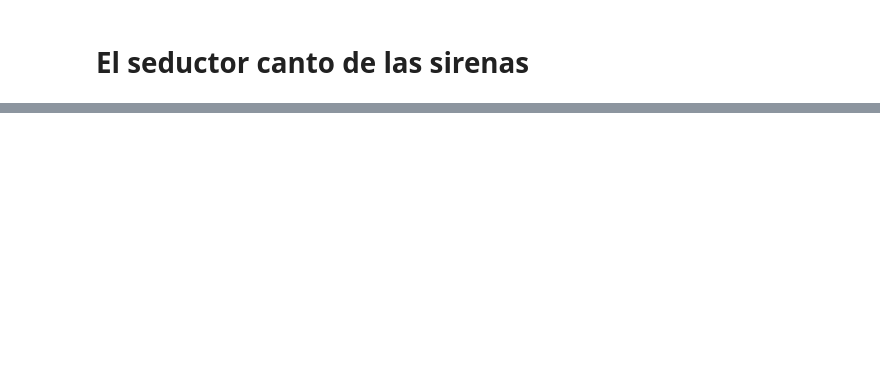
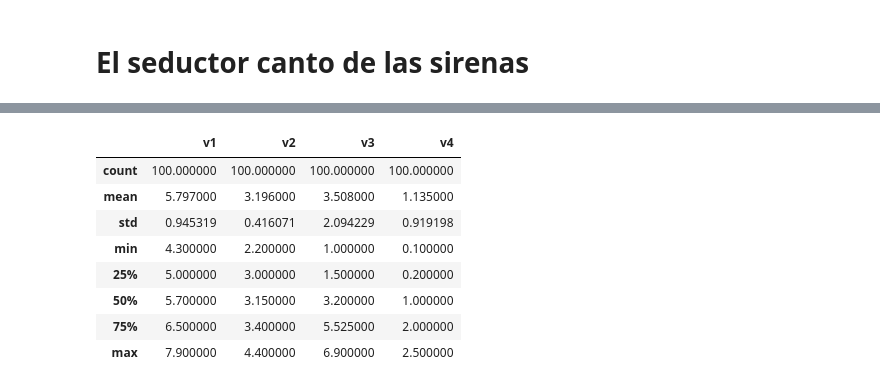
Before and after one commit to yoselalberto/truehome_prueba_tecnica, a Jupyter notebook: research/desafio_el_seductor_canto_de_las_sirenas.ipynb, the cells around one changed output, grey strips where cells are left out. Cells and saved outputs as stored; diff of their text form; code cells hidden in the pictures; blank space fills up the shorter version.

```diff
--- a/research/desafio_el_seductor_canto_de_las_sirenas.ipynb
+++ b/research/desafio_el_seductor_canto_de_las_sirenas.ipynb
@@ -34,0 +39,13 @@ sirenas_historico
+# %%
+# estadística descriptiva
+sirenas_historico.describe()
+# %% [output]
+|  | v1 | v2 | v3 | v4 |
+| count | 100.000000 | 100.000000 | 100.000000 | 100.000000 |
+| mean | 5.797000 | 3.196000 | 3.508000 | 1.135000 |
+| std | 0.945319 | 0.416071 | 2.094229 | 0.919198 |
+| min | 4.300000 | 2.200000 | 1.000000 | 0.100000 |
+| 25% | 5.000000 | 3.000000 | 1.500000 | 0.200000 |
+| 50% | 5.700000 | 3.150000 | 3.200000 | 1.000000 |
+| 75% | 6.500000 | 3.400000 | 5.525000 | 2.000000 |
+| max | 7.900000 | 4.400000 | 6.900000 | 2.500000 |
```
Also changed, not shown: parts of 11 cells of this notebook.
